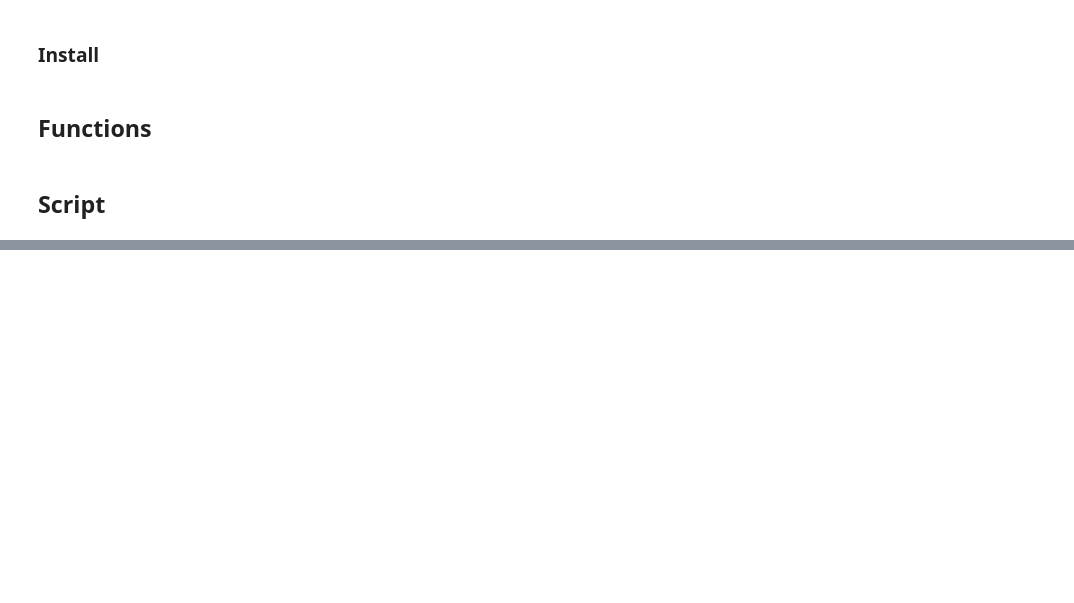
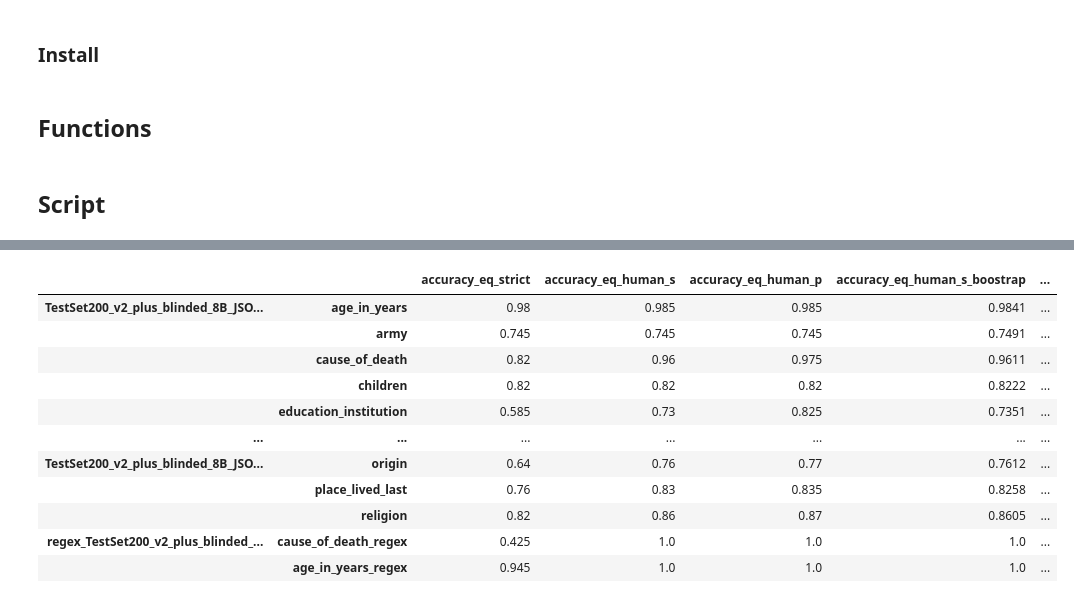
Before and after one commit to emilienschultz/benchmarkllm, a Jupyter notebook: Protocol.ipynb, the cells around one changed output, grey strips where cells are left out. Drawn from its saved outputs; the diff is of its cells as text; code cells hidden in the pictures; blank space fills up the shorter version.

```diff
--- a/Protocol.ipynb
+++ b/Protocol.ipynb
@@ -268,55 +328,61 @@ class Resolution:
 ## Script
 # %%
 # Load files
+n_round = 4 # decimal rounding
 df_gt = pd.read_excel("./groundtruth.xlsx",index_col="Article_ID")
 variables = pd.read_csv("./variables.csv",index_col=0)
 predictions = pd.read_excel("./predictions.xlsx",index_col=0)
 
 # General test if the variables exist in the ground truth
 for i in variables.index:
-    if i not in df_gt.columns:
+    if i.replace("_regex","") not in df_gt.columns: # specific case for model regex to manage them as specific format
         print(f"The {i} variable is not in the ground truth")
 
-# Loop on predictions
+
 global_table = {}
 resolution = Resolution()
+print("Start looping on models")
+
+# Loop on predictions
 for i in predictions.index:
-    run_table = {}
-
-    # Test if files/variable exist
+    # Test if file exists
     if not Path(f"predictions/{i}.csv").exists():
         print(f"predictions/{i}.csv does not exist")
         continue
 
     # Load the data for the prediction
-    print("Current set:",i)
+    print("Current prediction:",i)
     df = pd.read_csv(f"predictions/{i}.csv", index_col="Article_ID")
+    if "Unnamed: 0" in df.columns:
+        df = df.drop(columns=["Unnamed: 0"])
 
     # Test the size of the file
     if len(df) != len(df_gt):
-        print(f"Problem in the number of elements of the prediction {i}")
+        print(f"Problem in the number of elements of the prediction {i}", len(df), len(df_gt))
 
     # Loop on variables
+    run_table = {}
     for v in variables.index:
-        # print("Variable:",v)
-        v_m = v+"_model"
+        v_m = v
+        if  "_regex" not in v: # specific case for regex (fix for late data)
+            v_m = v+"_model" # fix different name in the predictions
         if v_m not in df.columns:
             print(f"Variable {v} not in the prediction")
             continue
 
-        # Create the specific dataset to compare variable prediction/groundtruth
-        df_s = df_gt[[v]].join(df[v_m], rsuffix="pred")
+        # Create the paired dataset to compare variable prediction/groundtruth
+        df_s = df_gt[[v.replace("_regex","")]].join(df[v_m], rsuffix="pred")
         df_s.columns = ["groundtruth", "prediction"]
 
-        # Preprocess the prediction in the case for structured data
+        # Preprocess the prediction in the case for structured data to clean it
         if "dictionnary" in variables.loc[v,"type"]:
             type_v = variables.loc[v,"type"].split("[")[1].replace("]","")
             entry = variables.loc[v,"type"].replace("dictionnary|","").split("[")[0]
-            df_s["prediction"] = df_s["prediction"].apply(lambda x : extract_field(x,entry))
+            df_s["prediction"] = df_s["prediction"].apply(lambda x : extract_field(x,entry, i+";"+v))
         else:
             type_v = variables.loc[v,"type"]
 
-        # Managing equality regarding the type of variable
+        # Evaluating equality between GT and prediction regarding the type of variable + cleaning
         if  type_v == "categorical" or type_v == "open":
             df_s = df_s.map(clean_cat)
             strict_eq = df_s.apply(lambda x: eq(x['groundtruth'],x["prediction"], "text"),axis=1)
@@ -324,10 +390,10 @@ for i in predictions.index:
             df_s = df_s.map(extract_list)
             strict_eq = df_s.apply(lambda x : eq(x['groundtruth'],x["prediction"], "list"),axis=1)
 
-        # Add in the record disagreement from strict equality
+        # Record disagreements from strict equality for human check
         resolution.add(df_s[~strict_eq], v, i)
 
-        # Build human equality
+        # Build human equality with annotated data
 
         # Vectors
         human_eq_s = [] # boolean vector strict equality
@@ -337,14 +403,13 @@ for i in predictions.index:
 
         # Loop on strict equity vector
         for idx,value in strict_eq.items():
-            # if already eq
-            if value:
+            if value:  # if already eq
                 human_eq_s.append(value)
                 human_eq_p.append(value)
                 human_eq_p_cat.append(df_s.loc[idx,"groundtruth"])
                 human_eq_s_cat.append(df_s.loc[idx,"groundtruth"])
             # else use the human feedback
-            else:
+            else: # if not eq from a computer evaluation, try human
                 # strict
                 if resolution.eq_human(i,v,idx)=="equal": # if equal by human
                     human_eq_s.append(True)
@@ -367,23 +432,43 @@ for i in predictions.index:
         human_eq_s_cat = pd.Series(human_eq_s_cat, index=strict_eq.index)
         human_eq_p_cat = pd.Series(human_eq_p_cat, index=strict_eq.index)
 
-        # f1 on brut and corrected data (strict and partial)
-        f1_s, f1_p, f1_b  = None,
+
+        # steps to compute F1 for categoricals
+        f1_spe, f1_micro, f1_macro  = None, None, None
         if type_v == "categorical":
-            f1_b = f1_score(df_s["groundtruth"].apply(str), df_s["prediction"].apply(str), average='micro')
-            f1_s = f1_score(df_s["groundtruth"].apply(str), human_eq_s_cat.apply(str), average='micro')
-            f1_p = f1_score(df_s["groundtruth"].apply(str), human_eq_p_cat.apply(str), average='micro')
+
+            # add corrected column for equivalent
+            df_s["corrected"] = human_eq_s_cat
+            df_s = df_s.fillna("NA")
+
+            # correct prediction to ground truth
+            if v in resolution.correct_pred_cat:
+                df_s["corrected"] = df_s["corrected"].apply(lambda x: resolution.correct_pred_cat[v][x] if x in resolution.correct_pred_cat[v] else x)
+
+            # compute f1 as the mean of binomial f1 for each GT cat (sort of curated macro f1)
+            list_f1 = []
+            for cat in list(df_s["groundtruth"].unique()):
+                list_f1.append(f1_score(df_s["groundtruth"]==cat, df_s["corrected"]==cat,average = "binary"))
+            f1_spe = np.mean(list_f1)
+
+
+            f1_micro = f1_score(df_s["groundtruth"].fillna("NA").apply(str), human_eq_s_cat.fillna("NA").apply(str), average='micro')
+            f1_macro = f1_score(df_s["groundtruth"].fillna("NA").apply(str), human_eq_s_cat.fillna("NA").apply(str), average='macro')
+
+        # for statistics
+        vec_for_stats = DescrStatsW(human_eq_s)
 
         # build table for dataset
         run_table[v] = {
-            "eq_strict":strict_eq.sum()/len(strict_eq),
-            "eq_human_s":human_eq_s.sum()/len(human_eq_s),
-            "eq_human_p":human_eq_p.sum()/len(human_eq_p),
-            "f1_brut":f1_b,
-            "f1_human_s":f1_s,
-            "f1_human_p":f1_p
+            "accuracy_eq_strict":strict_eq.sum()/len(strict_eq),
+            "accuracy_eq_human_s":vec_for_stats.mean, #human_eq_s.sum()/len(human_eq_s),
+            "accuracy_eq_human_p":human_eq_p.sum()/len(human_eq_p),
+            "accuracy_eq_human_s_boostrap":mean_bootstrap(human_eq_s, frac=0.5),
+            "CI_student": [round(i,n_round) for i in vec_for_stats.tconfint_mean()],
+            "f1_spe":round(f1_spe, n_round) if f1_spe is not None else None ,
+            "f1_micro":round(f1_micro, n_round) if f1_micro is not None else None ,
+            "f1_macro":round(f1_macro, n_round) if f1_macro is not None else None ,
         }
-
     # build global table
     global_table[i] = pd.DataFrame(run_table).T
 
@@ -397,0 +499,12 @@ Current set: TestSet200_v2_plus_blinded_8B_JSON_yesCoT_0SHOT
+|  |  | accuracy_eq_strict | accuracy_eq_human_s | accuracy_eq_human_p | accuracy_eq_human_s_boostrap | ... |
+| TestSet200_v2_plus_blinded_8B_JSO... | age_in_years | 0.98 | 0.985 | 0.985 | 0.9841 | ... |
+|  | army | 0.745 | 0.745 | 0.745 | 0.7491 | ... |
+|  | cause_of_death | 0.82 | 0.96 | 0.975 | 0.9611 | ... |
+|  | children | 0.82 | 0.82 | 0.82 | 0.8222 | ... |
+|  | education_institution | 0.585 | 0.73 | 0.825 | 0.7351 | ... |
+| ... | ... | ... | ... | ... | ... | ... |
+| TestSet200_v2_plus_blinded_8B_JSO... | origin | 0.64 | 0.76 | 0.77 | 0.7612 | ... |
+|  | place_lived_last | 0.76 | 0.83 | 0.835 | 0.8258 | ... |
+|  | religion | 0.82 | 0.86 | 0.87 | 0.8605 | ... |
+| regex_TestSet200_v2_plus_blinded_... | cause_of_death_regex | 0.425 | 1.0 | 1.0 | 1.0 | ... |
+|  | age_in_years_regex | 0.945 | 1.0 | 1.0 | 1.0 | ... |
```
Also changed, not shown: parts of 7 cells of this notebook, 12 other files.
